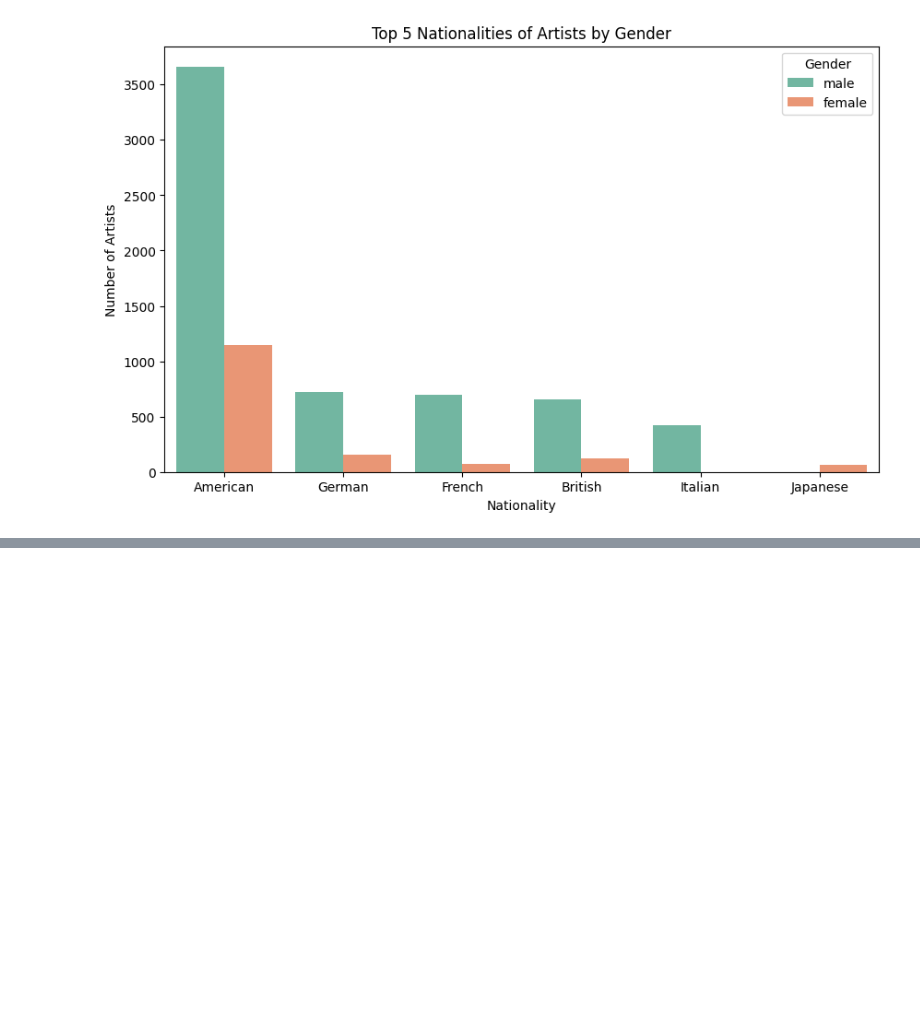
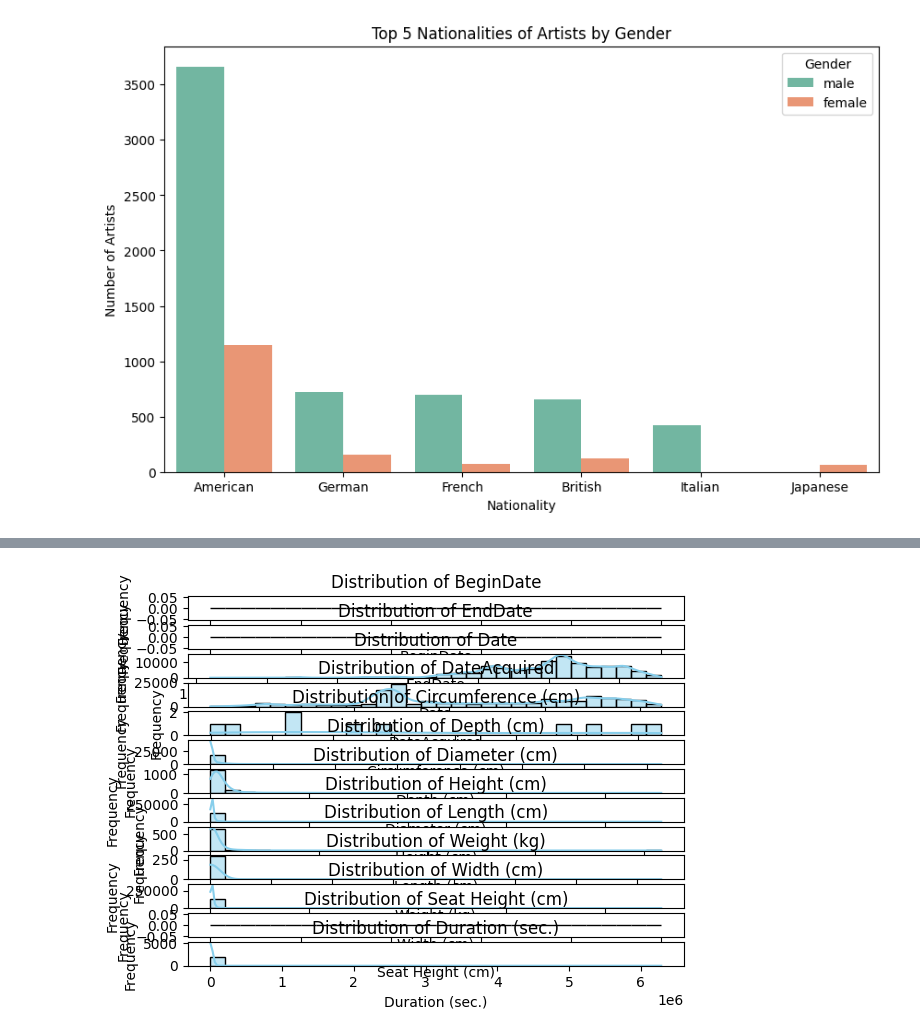
Before and after one commit to jcomita/ML-Assignment-1, a Jupyter notebook: Comita_MOMA_DataVis.ipynb, the cells around one changed output, grey strips where cells are left out. Saved outputs shown, nothing was run; the diff lists cells and outputs as text; code cells hidden in the pictures; blank space fills up the shorter version.

```diff
--- a/Comita_MOMA_DataVis.ipynb
+++ b/Comita_MOMA_DataVis.ipynb
@@ -217,0 +375,12 @@ plt.show()
+# %%
+#Attempt to tighten up data plot
+for i, column in enumerate(numeric_columns, 1):
+  plt.subplot(len(numeric_columns), 1, i)
+  sns.histplot(df_moma_artworks[column], kde=True, color='skyblue', bins=30)
+  plt.title(f'Distribution of {column}')
+  plt.xlabel(column)
+  plt.ylabel('Frequency')
+  plt.tight_layout()
+  plt.show
+# %% [output]
+[figure, added]
```
Also changed, not shown: parts of 16 cells of this notebook.
